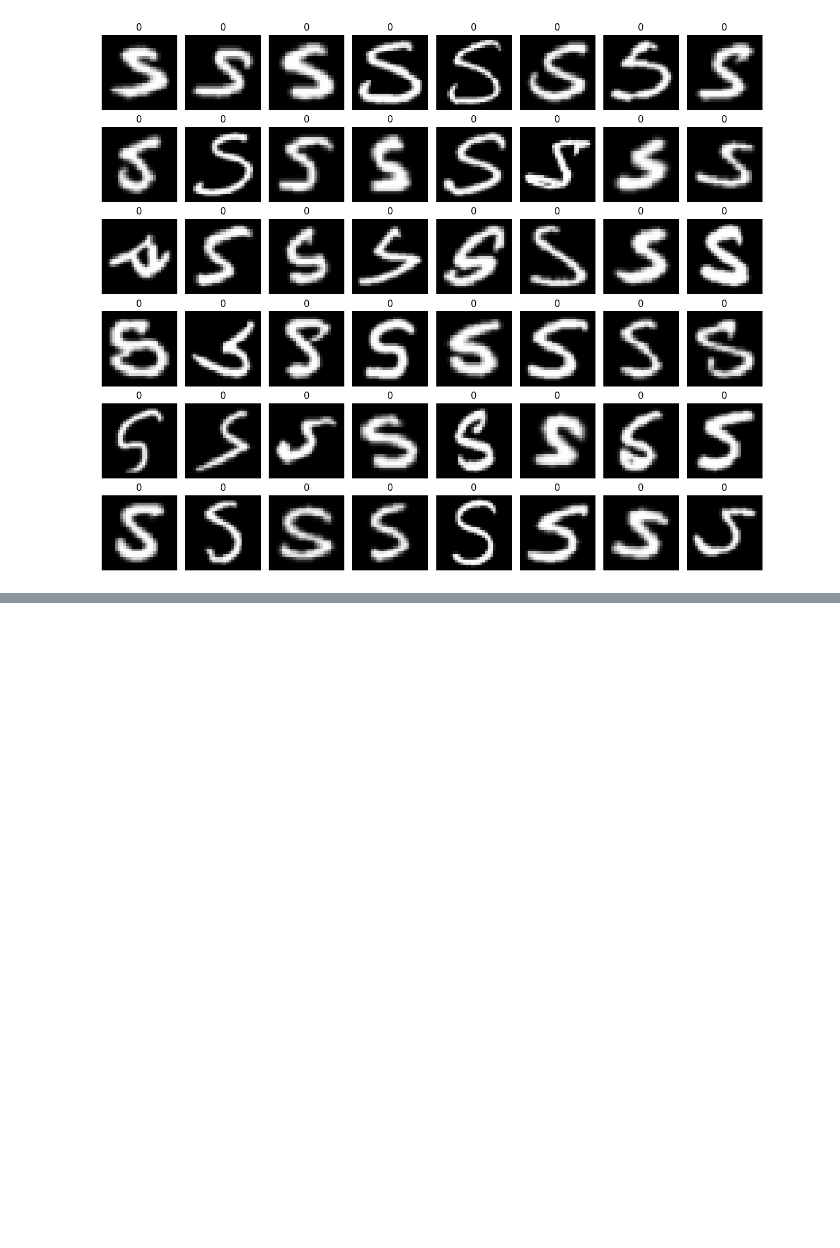
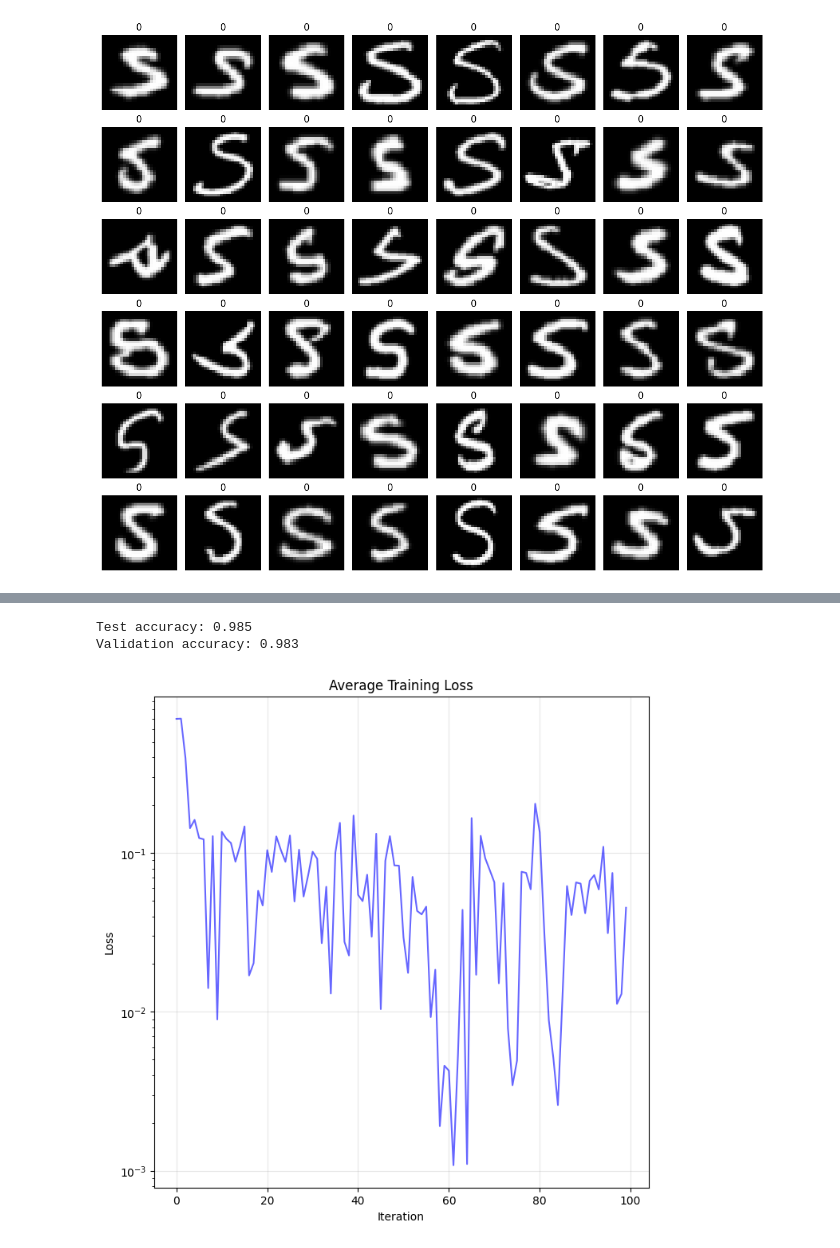
Before and after one commit to r99shrey-a11y/DeepLearning1, a Jupyter notebook: assignment1.ipynb, the cells around one changed output, grey strips where cells are left out. Saved outputs shown, nothing was run; the diff lists cells and outputs as text; code cells hidden in the pictures; blank space fills up the shorter version.

```diff
--- a/assignment1.ipynb
+++ b/assignment1.ipynb
@@ -411,0 +522,39 @@ Validation accuracy: 0.989
+# %%
+
+X_train, X_test, y_train, y_test = train_test_split(
+    X_flat, y_binary, test_size=0.3, random_state=42
+)
+X_test_new, X_val, y_test_new, y_val = train_test_split(
+    X_test, y_test, test_size=0.5, random_state=42
+)
+
+w1, b1, losses = train_deep_nn(
+    X_train, y_train,
+    layer_sizes=[X_train.shape[1], 16, 8, 1],
+)
+
+y_test_pred = predict_deep_nn(X_test_new, w1, b1)
+print(f"Test accuracy: {np.mean(y_test_pred == y_test_new):.3f}")
+
+w2, b2, losses2 = train_deep_nn(
+    X_train, y_train,
+    layer_sizes=[X_train.shape[1], 16, 8, 1],
+    lr=0.1,
+    max_iter=10000,
+    lambda_reg=0.0
+)
+y_val_pred = predict_deep_nn(X_val, w2, b2)
+print(f"Validation accuracy: {np.mean(y_val_pred == y_val):.3f}")
+
+fig, ax1 = plt.subplots(figsize=(8, 8))
+
+ax1.plot(losses2, alpha=0.6, color='blue')
+ax1.set_xlabel('Iteration')
+ax1.set_ylabel('Loss')
+ax1.set_title('Average Training Loss')
+ax1.grid(True, alpha=0.3)
+ax1.set_yscale('log')
+# %% [output]
+Test accuracy: 0.985
+Validation accuracy: 0.983
+[figure, added]
```
Also changed, not shown: parts of 8 cells of this notebook.
